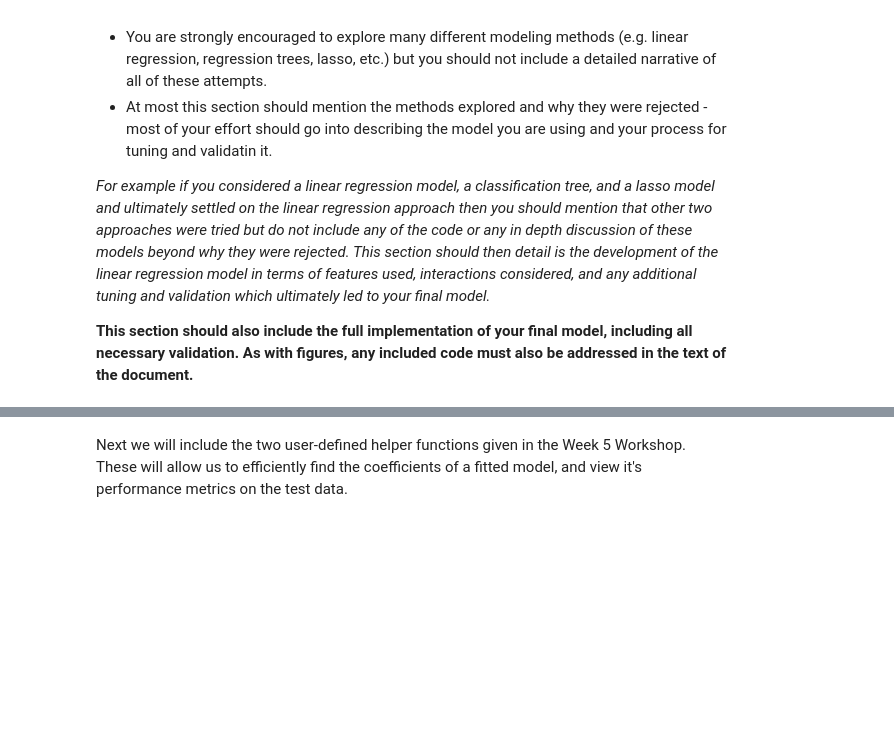
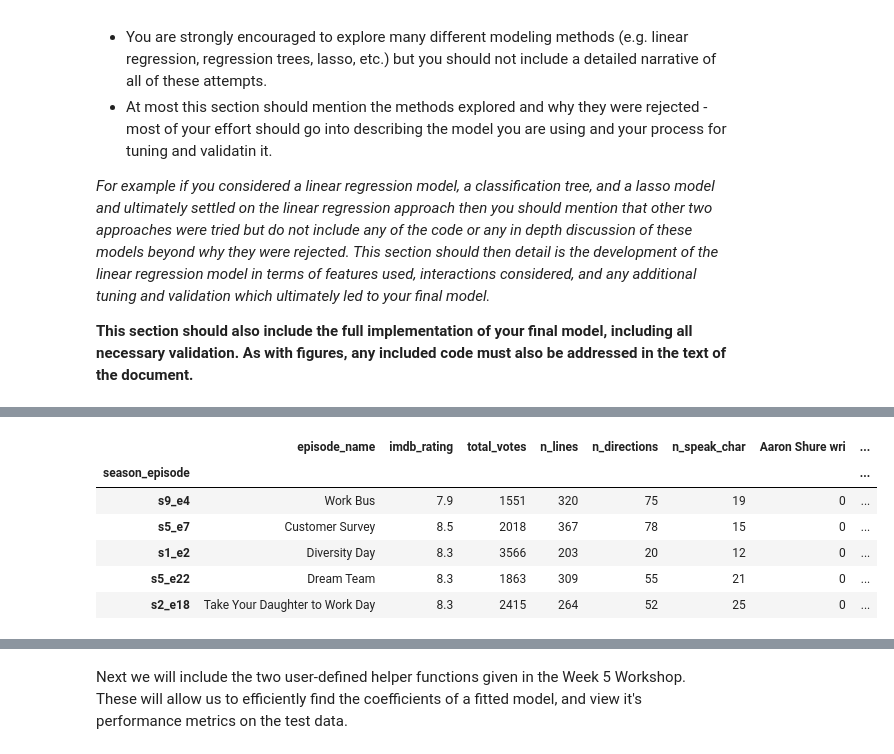
Before and after one commit to BradWangW/imdb_rate_model, a Jupyter notebook: project1.ipynb, the cells around one changed output, grey strips where cells are left out. Cells and saved outputs as stored; diff of their text form; code cells hidden in the pictures; blank space fills up the shorter version.

```diff
--- a/project1.ipynb
+++ b/project1.ipynb
@@ -310,3 +316,42 @@ data_numeric.head()
+# %%
+import string
+from tqdm import tqdm
+'''
+    Concatenate datasets of character scripts to our data
+    in a way such that each character has a word count for each episode
+'''
+# Create the id 'season_episode' according to the earlier definition
+data_scripts['season_episode'] = 's' + data_scripts['season'].astype(str) + '_e' + data_scripts['episode'].astype(str)
+
+# Create dataframe to contain the word counts
+num_scripts = pd.DataFrame({
+    'season_episode': data_numeric['season_episode'].unique()
+})
+
+# Only consider the charaters appeared in the original data
+for char in tqdm(encoded_characters.columns):
+    # Filter the scripts for each character
+    d_slice1 = data_scripts[data_scripts['speaker'] == char]
+
+    # initialise the word counts column for that character
+    num_scripts[f'words_{char}'] = 0
+
+    for s_e in num_scripts['season_episode']:
+        # Filter the scripts for each episode
+        d_slice2 = d_slice1[d_slice1['season_episode'] == s_e]
+
+        words_count = 0
+        for sentence in d_slice2['line_text']:
+            # Count the numebr of words in each line with punctuations ignored
+            words_count += sum(word.strip(string.punctuation).isalpha() for word in sentence.split())
+
+        num_scripts[f'words_{char}'][num_scripts['season_episode']==s_e] = words_count
+
+# Merge the datasets with season_episode as the matching key
+data_numeric = data_numeric.set_index('season_episode').join(num_scripts.set_index('season_episode'))
+
+# Delete the original character column
+data_numeric.drop(['main_chars'], axis=1, inplace=True)
 # %%
 #Plotting two correlated variables on a larger plot
 fig1, ax1 = plt.subplots()
@@ -391,3 +420,13 @@ We also breifly tried polynomial ridge regression but this didnt improve much on
+# %%
+data_numeric.sample(5)
+# %% [output]
+|  | episode_name | imdb_rating | total_votes | n_lines | n_directions | n_speak_char | Aaron Shure wri | ... |
+| season_episode |  |  |  |  |  |  |  | ... |
+| s9_e4 | Work Bus | 7.9 | 1551 | 320 | 75 | 19 | 0 | ... |
+| s5_e7 | Customer Survey | 8.5 | 2018 | 367 | 78 | 15 | 0 | ... |
+| s1_e2 | Diversity Day | 8.3 | 3566 | 203 | 20 | 12 | 0 | ... |
+| s5_e22 | Dream Team | 8.3 | 1863 | 309 | 55 | 21 | 0 | ... |
+| s2_e18 | Take Your Daughter to Work Day | 8.3 | 2415 | 264 | 52 | 25 | 0 | ... |
 # %%
 from sklearn.model_selection import train_test_split
 from sklearn.preprocessing import StandardScaler
```
Also changed, not shown: parts of 24 cells of this notebook, 1 other file.
